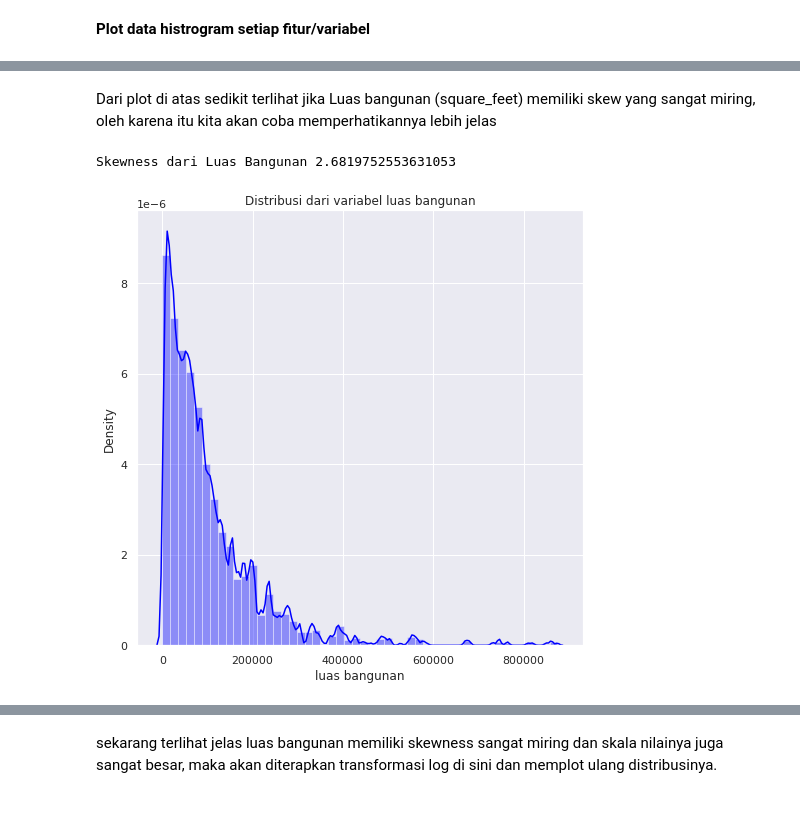
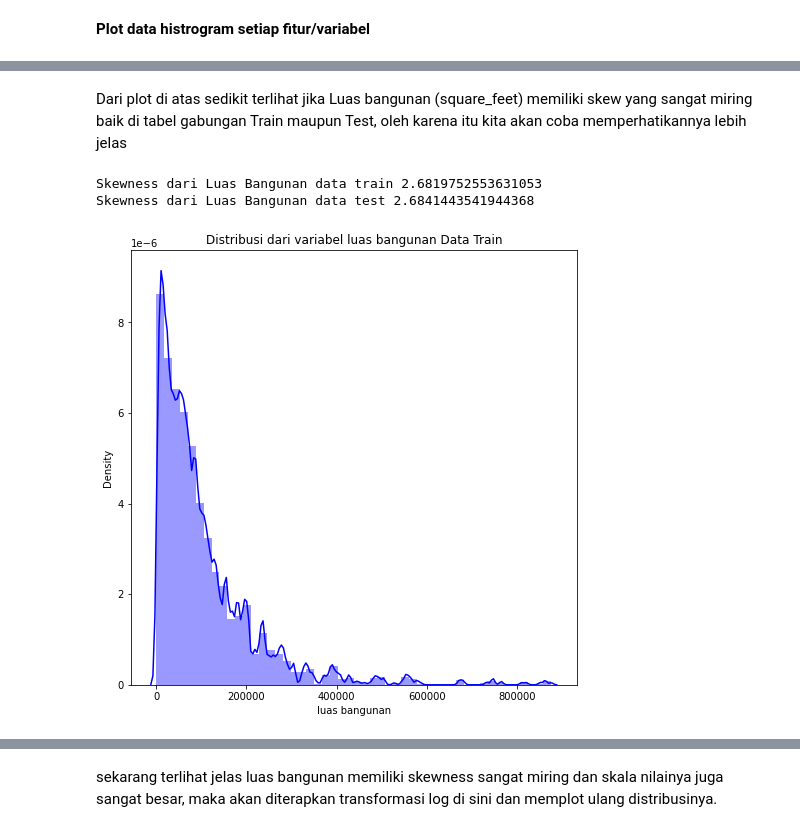
Before and after one commit to thyeaditungson29/myDataScience, a Jupyter notebook: EVDA_project22_UTS_dataFromKaggle.ipynb, the cells around one changed output, grey strips where cells are left out. Cells and saved outputs as stored; diff of their text form; code cells hidden in the pictures.

```diff
--- a/EVDA_project22_UTS_dataFromKaggle.ipynb
+++ b/EVDA_project22_UTS_dataFromKaggle.ipynb
@@ -701,6 +756,8 @@ Fitur/variabel Banyak Lantai(floor_count) dan tahun pembuatan (year_built) memil
 # %%
 #Mengapus fitur/variabel dengan missing value > 50%
-threshold = len(df_all_Train2) * 0.5
-df_all_Train2.dropna(axis=1, thresh = threshold, inplace = True)
+threshold1 = len(df_all_Train2) * 0.5
+threshold2 = len(df_all_Test) * 0.5
+df_all_Train2.dropna(axis=1, thresh = threshold1, inplace = True)
+df_all_Test.dropna(axis=1, thresh = threshold2, inplace = True)
 # %%
 print('Bentuk baru dari Data Train:',df_all_Train2.shape)
@@ -775,15 +855,17 @@ plt.show()
 # %% [markdown]
-Dari plot di atas sedikit terlihat jika Luas bangunan (square_feet) memiliki skew yang sangat miring, oleh karena itu kita akan coba memperhatikannya lebih jelas
+Dari plot di atas sedikit terlihat jika Luas bangunan (square_feet) memiliki skew yang sangat miring baik di tabel gabungan Train maupun Test, oleh karena itu kita akan coba memperhatikannya lebih jelas
 # %%
-print('Skewness dari Luas Bangunan', df_all_Train2['square_feet'].skew())
+print('Skewness dari Luas Bangunan data train', df_all_Train2['square_feet'].skew())
+print('Skewness dari Luas Bangunan data test', df_all_Test['square_feet'].skew())
 # %% [output]
-Skewness dari Luas Bangunan 2.6819752553631053
+Skewness dari Luas Bangunan data train 2.6819752553631053
+Skewness dari Luas Bangunan data test 2.6841443541944368
 # %%
-#Melihat distribusi dari luas bangunan (square_feet)
+#Melihat distribusi dari luas bangunan (square_feet) data Train
 plt.figure(figsize=(8,8))
 sns.distplot(df_all_Train2['square_feet'].dropna(), color='blue')
 plt.xlabel("luas bangunan")
-plt.title("Distribusi dari variabel luas bangunan")
+plt.title("Distribusi dari variabel luas bangunan Data Train")
 plt.show()
 # %% [output]
-[figure, old version]
+[figure, new version]
```
Also changed, not shown: parts of 32 cells of this notebook.
